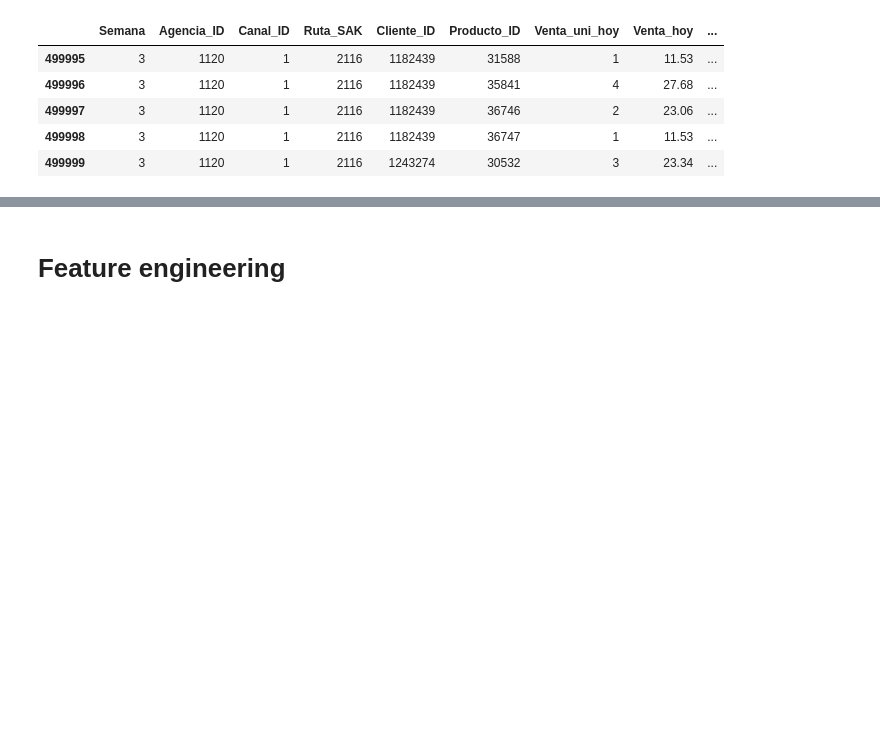
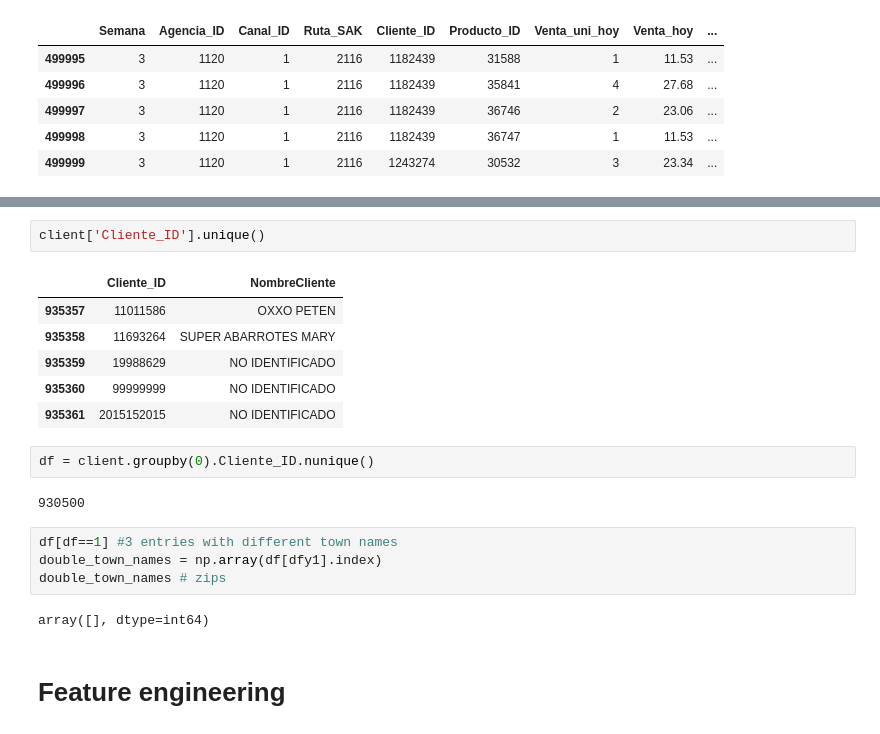
Before and after one commit to moxpower/Data-Science-playground, a Jupyter notebook: develop/Bimbo Bread Py.ipynb, the cells around one changed output, grey strips where cells are left out. Cells and saved outputs as stored; diff of their text form; blank space fills up the shorter version.

```diff
--- a/develop/Bimbo Bread Py.ipynb
+++ b/develop/Bimbo Bread Py.ipynb
@@ -308,3 +240,22 @@ train.head()
+# %%
+client['Cliente_ID'].unique()
+# %% [output]
+|  | Cliente_ID | NombreCliente |
+| 935357 | 11011586 | OXXO PETEN |
+| 935358 | 11693264 | SUPER ABARROTES MARY |
+| 935359 | 19988629 | NO IDENTIFICADO |
+| 935360 | 99999999 | NO IDENTIFICADO |
+| 935361 | 2015152015 | NO IDENTIFICADO |
+# %%
+df = client.groupby(0).Cliente_ID.nunique()
+# %% [output]
+930500
+# %%
+df[df==1] #3 entries with different town names
+double_town_names = np.array(df[dfy1].index)
+double_town_names # zips
+# %% [output]
+array([], dtype=int64)
 # %% [markdown]
 # Feature engineering
 # %% [markdown]
```
Also changed, not shown: parts of 26 cells of this notebook.
